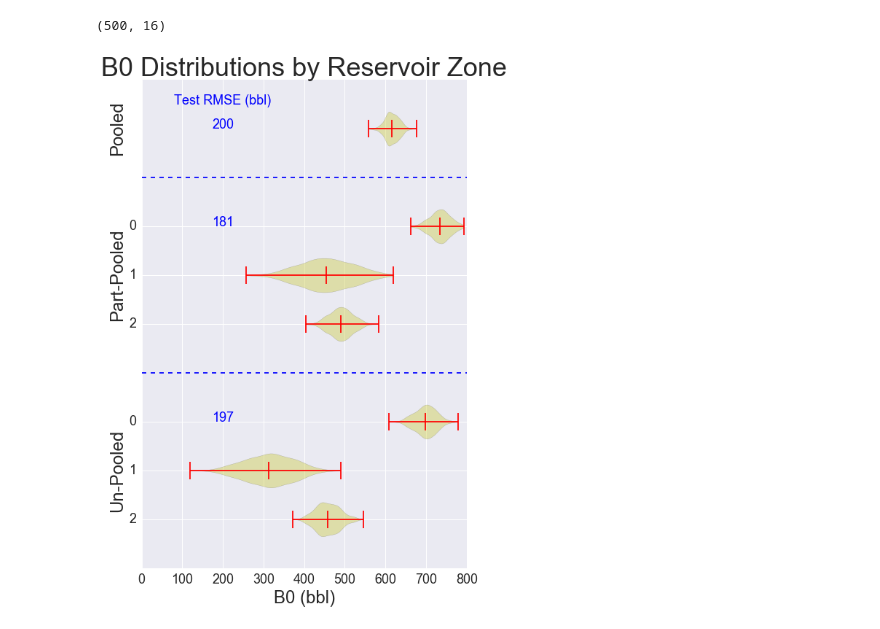
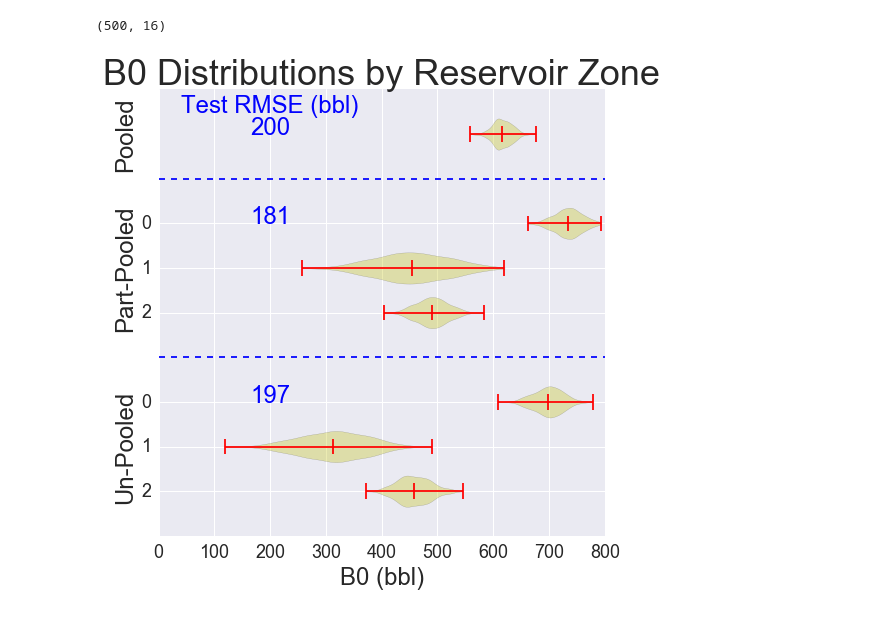
Before and after one commit to jpgrana/bayesian-approach-predicting-well-production, a Jupyter notebook: notebooks/model_reservoir.ipynb, the cells around one changed output. Cells and saved outputs as stored; diff of their text form; code cells hidden in the pictures.

Commit message:
figure size

```diff
--- a/notebooks/model_reservoir.ipynb
+++ b/notebooks/model_reservoir.ipynb
@@ -474,34 +474,35 @@ coeff_res_partpooled.shape
 (500, 16)
 # %%
 pos = [-1, -3, -4, -5, -7, -8, -9]
-fig = plt.figure(figsize=(8,12))
+fig = plt.figure(figsize=(8,8))
 ax = fig.add_subplot(111)
 ax.violinplot(coeff_pooled.ix[:,:2].values, pos[:2], points=80, vert=False, widths=0.7, showmeans=True,
               showextrema=True, showmedians=False)
 ax.violinplot(coeff_res_partpooled.ix[:,:3].values, pos[1:4], points=80, vert=False, widths=0.7, showmeans=True,
               showextrema=True, showmedians=False)
 ax.violinplot(coeff_res_unpooled.ix[:,:3].values, pos[4:7], points=80, vert=False, widths=0.7, showmeans=True,
               showextrema=True, showmedians=False)
 ax.set_title('B0 Distributions by Reservoir Zone', fontsize=36)
 ax.set_xlabel('B0 (bbl)', fontsize=24)
 ax.text(-80, -1, 'Pooled', fontsize=24, rotation='vertical', verticalalignment='center')
 ax.text(-80, -4, 'Part-Pooled', fontsize=24, rotation='vertical', verticalalignment='center')
 ax.text(-80, -8, 'Un-Pooled', fontsize=24, rotation='vertical', verticalalignment='center')
 ax.set_yticks([-3, -4, -5, -7, -8, -9])
 ax.set_yticklabels([0, 1, 2, 0, 1, 2], fontsize=18)
 ax.set_xlim([0, 800])
 ax.set_ylim([-10, 0])
-ax.text(200, -0.5, 'Test RMSE (bbl)', fontsize=18, color='blue', ha='center')
-ax.text(200, -1, '200', fontsize=18, color='blue', ha='center')
-ax.text(200, -3, '181', fontsize=18, color='blue', ha='center')
-ax.text(200, -7, '197', fontsize=18, color='blue', ha='center')
+ax.text(200, -0.5, 'Test RMSE (bbl)', fontsize=24, color='blue', ha='center')
+ax.text(200, -1, '200', fontsize=24, color='blue', ha='center')
+ax.text(200, -3, '181', fontsize=24, color='blue', ha='center')
+ax.text(200, -7, '197', fontsize=24, color='blue', ha='center')
 plt.axhline(y=-2, color='blue', linestyle='--')
 plt.axhline(y=-6, color='blue', linestyle='--')
 font_size = 18
 font_name = 'sans'
 for tick in ax.xaxis.get_major_ticks():
     tick.label.set_fontsize(font_size)
     tick.label.set_fontname(font_name)
 # plt.savefig('../../other/figures/b0_dist_reservoir', dpi=400)
+plt.savefig('../../other/figures/b0_dist_reservoir_rm', dpi=400)
 # %% [output]
-[figure, old version]
+[figure, new version]
```
Also changed, not shown: parts of 2 cells of this notebook, 4 other files.
